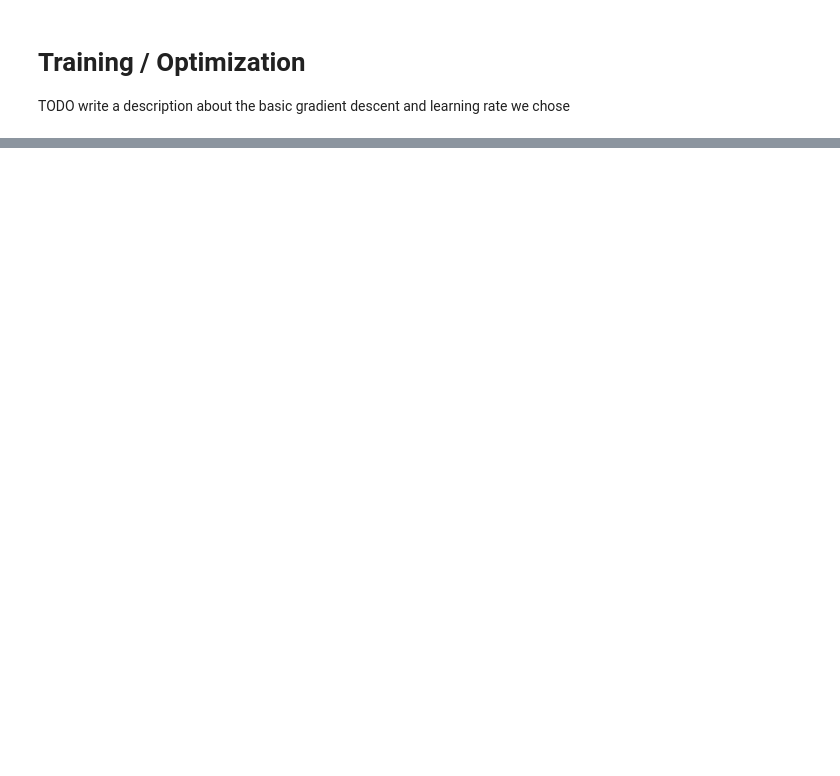
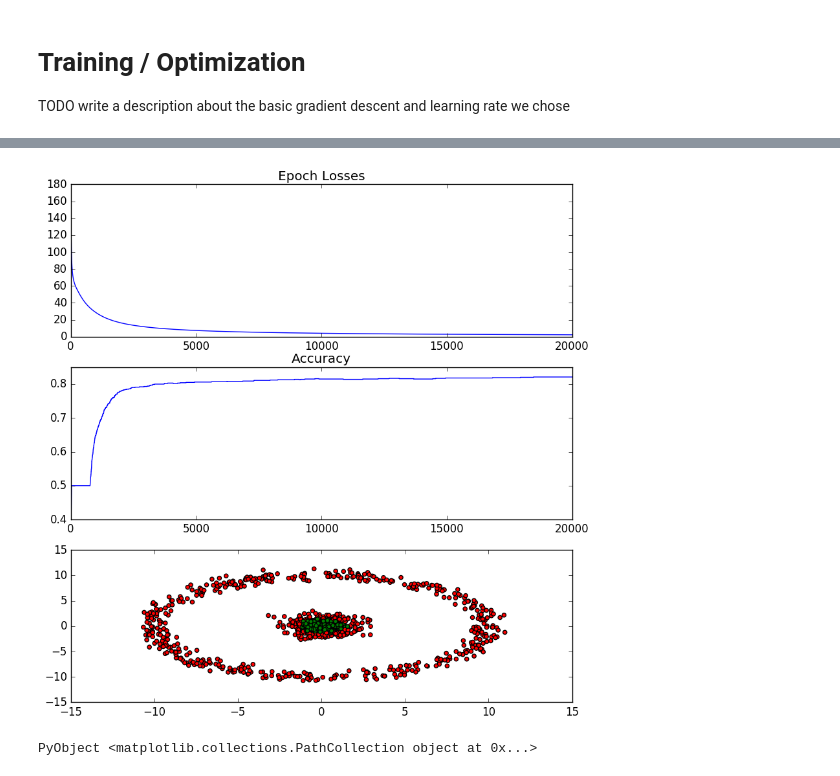
Before and after one commit to stevenygd/NN.jl, a Jupyter notebook: 2D-Data MLP Example.ipynb, the cells around one changed output, grey strips where cells are left out. Drawn from its saved outputs; the diff is of its cells as text; code cells hidden in the pictures; blank space fills up the shorter version.

```diff
--- a/2D-Data MLP Example.ipynb
+++ b/2D-Data MLP Example.ipynb
@@ -115,9 +158,9 @@ $$\frac{\partial}{\partial y}\mathcal{L} = y - t$$
 function build_net()
     layers = [
         FCLayer(2,4;init_type="Random"),
-        ReLu(),
+        Tanh(),
         FCLayer(4,2;init_type="Random"),
-        ReLu(),
+        Tanh(),
         FCLayer(2,1;init_type="Random"),
         Tanh()
     ]
@@ -191,4 +236,22 @@ WARNING: Method definition train(Main.SequentialNet, Any, Any) in module Main at
 WARNING: Method definition #train(Array{Any, 1}, Main.#train, Main.SequentialNet, Any, Any) in module Main overwritten.
 train (generic function with 1 method)
+# %%
+net = build_net()
+all_losses, batch_losses, all_accu = train(net, trX, trY, ttl_epo = 20000; batch_size = 1000,
+            lrSchedule = x -> 0.03, verbose = 0)
+
+figure(figsize=(10,10))
+subplot(311)
+plot(1:length(all_losses), all_losses)
+title("Epoch Losses")
+subplot(312)
+plot(1:length(all_accu), all_accu)
+title("Accuracy")
+_, pred = forward(net, trX, trY)
+subplot(313)
+scatter(trX[:,1], trX[:,2], c=map(x-> (x >0)? "r" : "g", pred[:,1]))
+# %% [output]
+[figure, added]
+PyObject <matplotlib.collections.PathCollection object at 0x...>
 # %%
 net = build_net()
```
Also changed, not shown: parts of 5 cells of this notebook.
